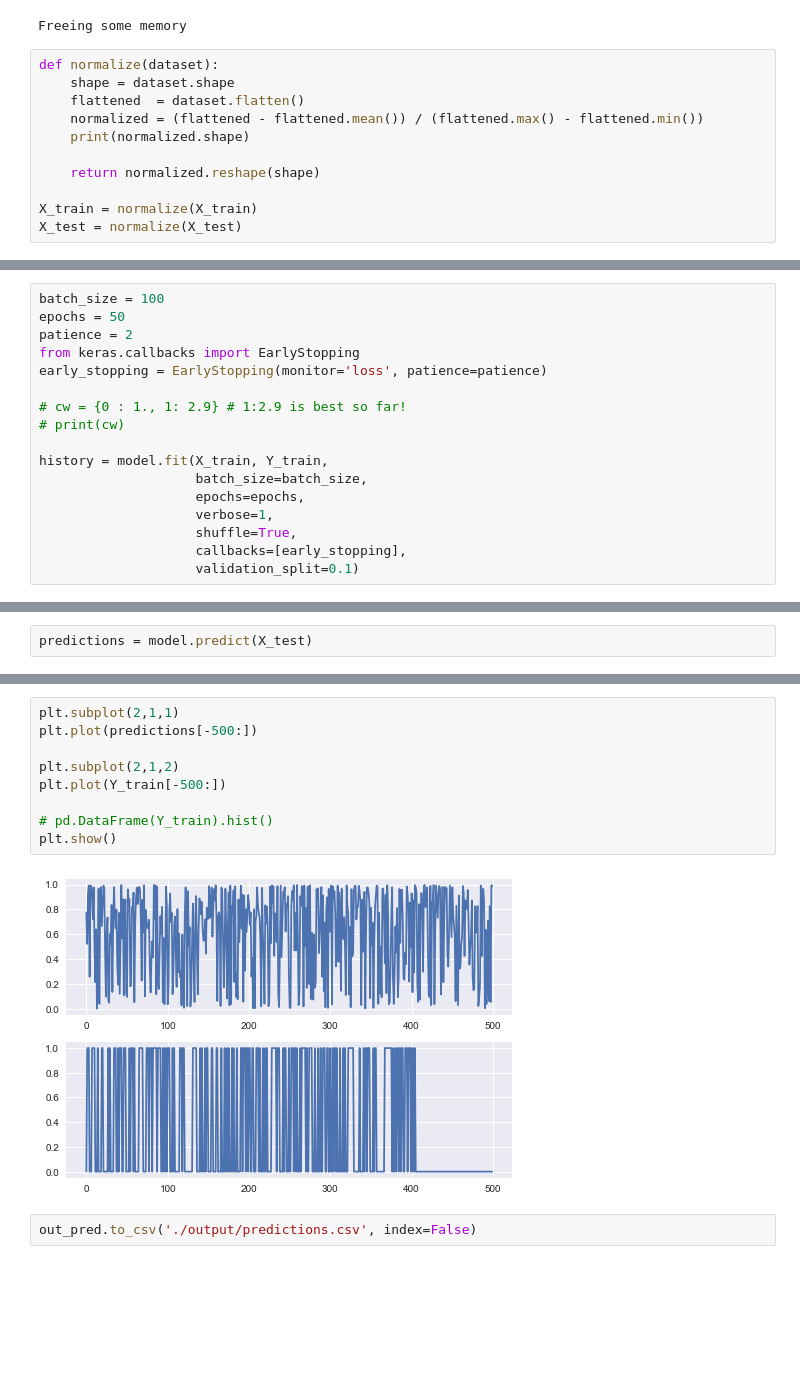
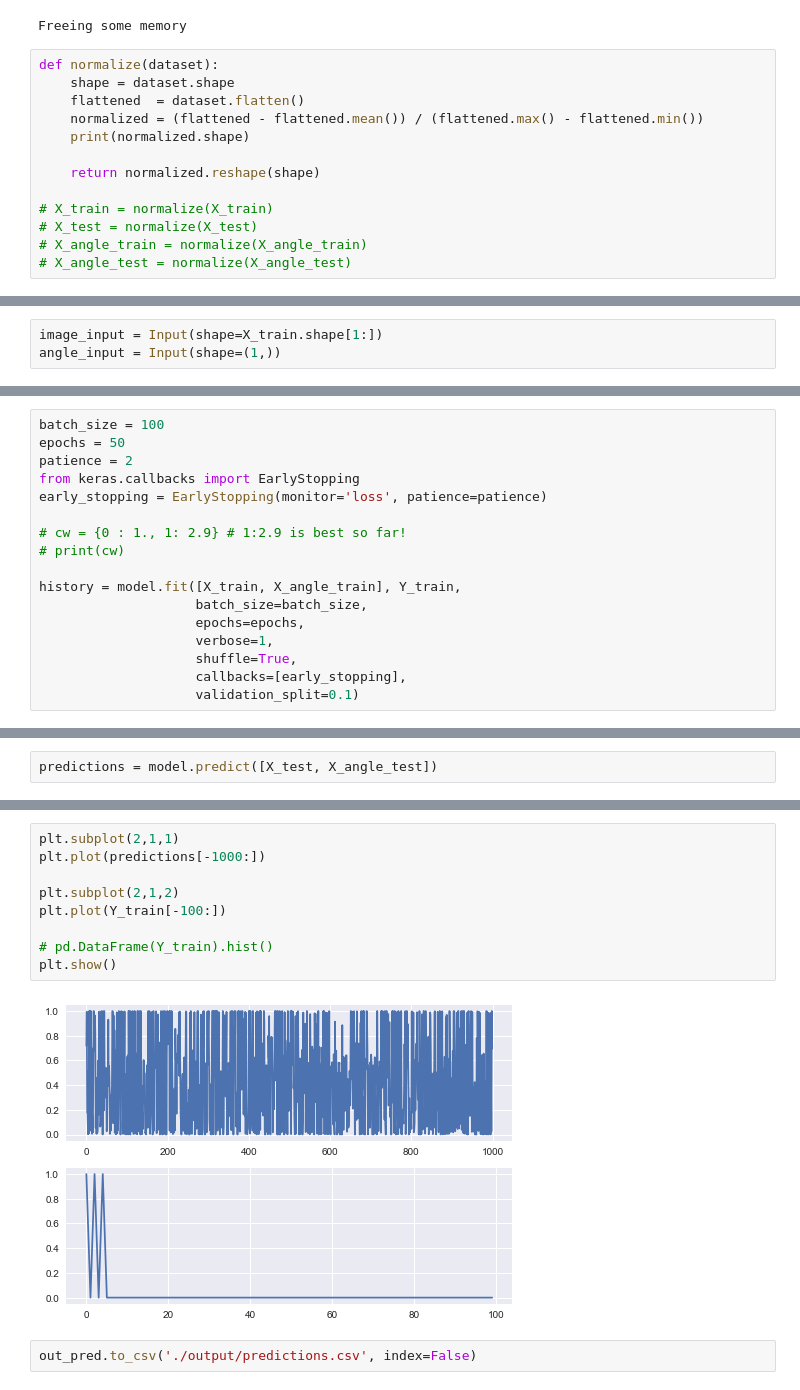
Before and after one commit to dguliani/kaggle-iceberg-image-classification, a Jupyter notebook: cnn-classify.ipynb, the cells around one changed output, grey strips where cells are left out. Cells and saved outputs as stored; diff of their text form; blank space fills up the shorter version.

Commit message:
CNN model update; using angle input and removing pre-normalization

```diff
--- a/cnn-classify.ipynb
+++ b/cnn-classify.ipynb
@@ -68,5 +70,7 @@ def normalize(dataset):
 
     return normalized.reshape(shape)
 
-X_train = normalize(X_train)
-X_test = normalize(X_test)
+# X_train = normalize(X_train)
+# X_test = normalize(X_test)
+# X_angle_train = normalize(X_angle_train)
+# X_angle_test = normalize(X_angle_test)
@@ -135,0 +87,3 @@ model.compile(loss='binary_crossentropy',
+# %%
+image_input = Input(shape=X_train.shape[1:])
+angle_input = Input(shape=(1,))
@@ -143,7 +140,7 @@ early_stopping = EarlyStopping(monitor='loss', patience=patience)
 # cw = {0 : 1., 1: 2.9} # 1:2.9 is best so far!
 # print(cw)
 
-history = model.fit(X_train, Y_train,
+history = model.fit([X_train, X_angle_train], Y_train,
                     batch_size=batch_size,
                     epochs=epochs,
                     verbose=1,
@@ -171,5 +168,5 @@ Epoch 44/50
 # %%
-predictions = model.predict(X_test)
+predictions = model.predict([X_test, X_angle_test])
 # %%
 pred = pd.DataFrame(predictions, columns=['is_iceberg'])
 id_test = pd.DataFrame(id_test)
@@ -192,13 +189,13 @@ out_pred.head(10)
 # %%
 plt.subplot(2,1,1)
-plt.plot(predictions[-500:])
+plt.plot(predictions[-1000:])
 
 plt.subplot(2,1,2)
-plt.plot(Y_train[-500:])
+plt.plot(Y_train[-100:])
 
 # pd.DataFrame(Y_train).hist()
 plt.show()
 # %% [output]
-[figure, old version]
+[figure, new version]
 # %%
 out_pred.to_csv('./output/predictions.csv', index=False)
```
Also changed, not shown: parts of 9 cells of this notebook.
